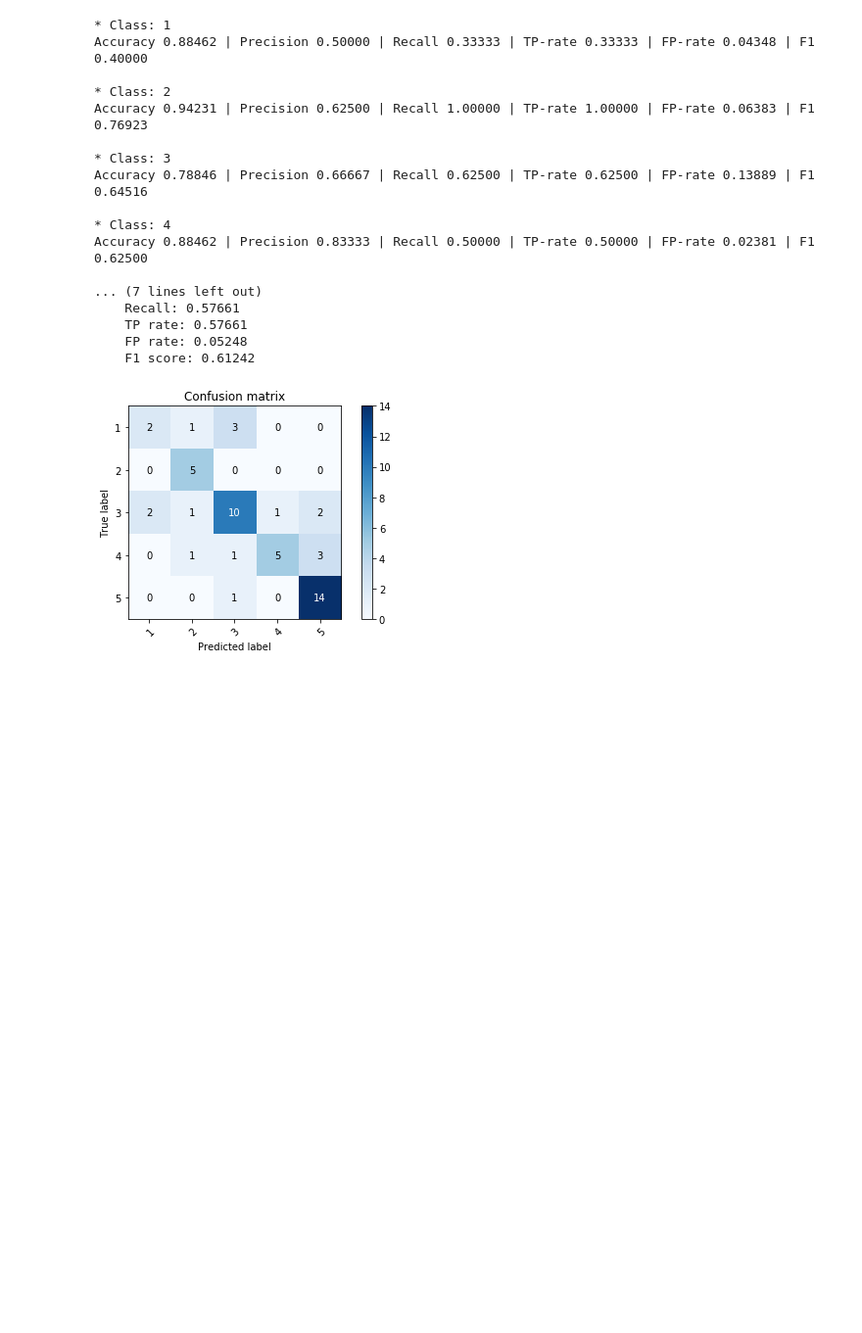
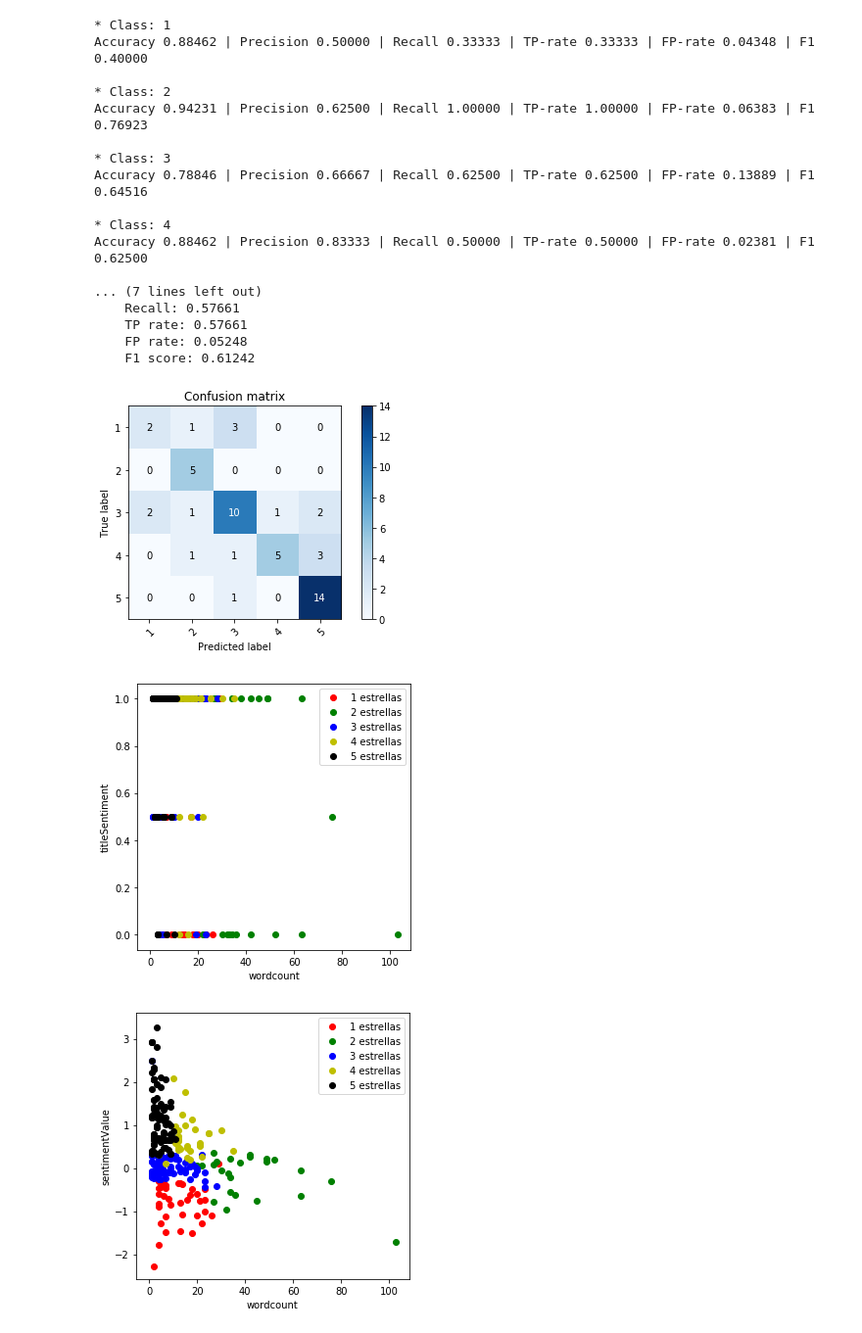
Before and after one commit to marcelolynch/machinelearning, a Jupyter notebook: tp2/KNN.ipynb, the cells around one changed output. Shown at 98% size. Drawn from its saved outputs; the diff is of its cells as text; code cells hidden in the pictures; blank space fills up the shorter version.

```diff
--- a/tp2/KNN.ipynb
+++ b/tp2/KNN.ipynb
@@ -108,3 +108,29 @@ Accuracy 0.88462 | Precision 0.83333 | Recall 0.50000 | TP-rate 0.50000 | FP-rat
     FP rate: 0.05248
     F1 score: 0.61242
 [figure]
+# %%
+import matplotlib.pyplot as plt
+
+pairs = [
+    ['wordcount', 'titleSentiment'],
+    ['wordcount', 'sentimentValue'],
+    ['titleSentiment', 'sentimentValue']
+]
+
+for pair in pairs:
+    fig = plt.figure(figsize=(5,5))
+    ax = fig.add_subplot(111)
+    for i, m, cl in [(1, 'o', 'red'), (2, 'o', 'g'), (3, 'o', 'b'), (4, 'o', 'y'), (5, 'o', 'k')]:
+        filtered = dataframe[dataframe['Star Rating']==i]
+        xy = filtered[pair].values.tolist()
+        xs = [v[0] for v in xy]
+        ys = [v[1] for v in xy]
+        ax.scatter(xs, ys, c=cl, label = f'{i} estrellas')
+        ax.legend(loc = 'best')
+    ax.set_xlabel(pair[0])
+    ax.set_ylabel(pair[1])
+
+plt.show()
+# %% [output]
+[figure, added]
+[figure, added]
```
Also changed, not shown: parts of 1 cell of this notebook.
